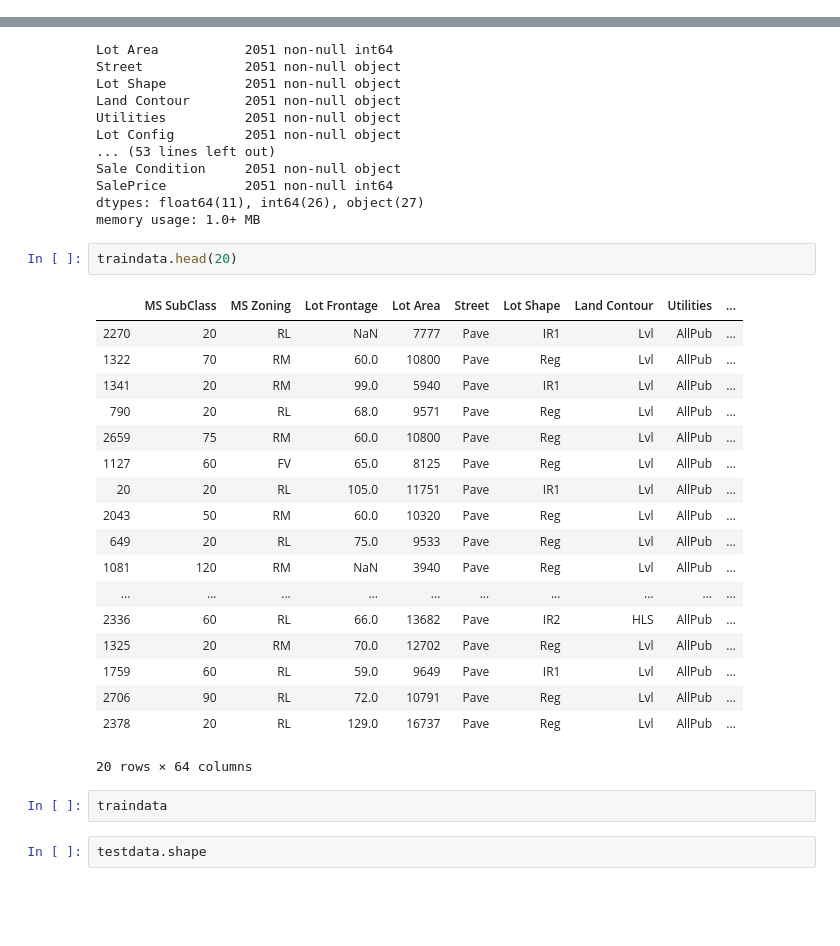
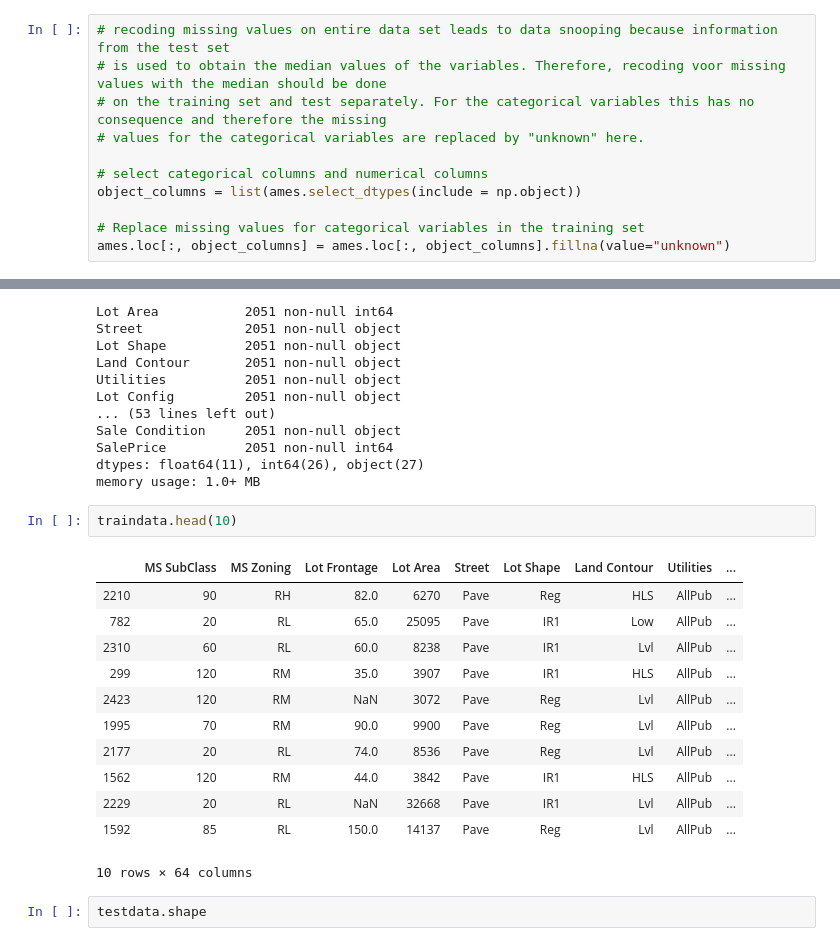
Before and after one commit to kolibrie-eric/JADS, a Jupyter notebook: Ames housing/ames-housing.ipynb, the cells around one changed output, grey strips where cells are left out. Saved outputs shown, nothing was run; the diff lists cells and outputs as text; blank space fills up the shorter version.

```diff
--- a/Ames housing/ames-housing.ipynb
+++ b/Ames housing/ames-housing.ipynb
@@ -132,0 +207,11 @@ memory usage: 1.4+ MB
+# %%
+# recoding missing values on entire data set leads to data snooping because information from the test set
+# is used to obtain the median values of the variables. Therefore, recoding voor missing values with the median should be done
+# on the training set and test separately. For the categorical variables this has no consequence and therefore the missing
+# values for the categorical variables are replaced by "unknown" here.
+
+# select categorical columns and numerical columns
+object_columns = list(ames.select_dtypes(include = np.object))
+
+# Replace missing values for categorical variables in the training set
+ames.loc[:, object_columns] = ames.loc[:, object_columns].fillna(value="unknown")
@@ -180,28 +270,20 @@ SalePrice          2051 non-null int64
 dtypes: float64(11), int64(26), object(27)
 memory usage: 1.0+ MB
 # %%
-traindata.head(20)
+traindata.head(10)
 # %% [output]
 |  | MS SubClass | MS Zoning | Lot Frontage | Lot Area | Street | Lot Shape | Land Contour | Utilities | ... |
-| 2270 | 20 | RL | NaN | 7777 | Pave | IR1 | Lvl | AllPub | ... |
-| 1322 | 70 | RM | 60.0 | 10800 | Pave | Reg | Lvl | AllPub | ... |
-| 1341 | 20 | RM | 99.0 | 5940 | Pave | IR1 | Lvl | AllPub | ... |
-| 790 | 20 | RL | 68.0 | 9571 | Pave | Reg | Lvl | AllPub | ... |
-| 2659 | 75 | RM | 60.0 | 10800 | Pave | Reg | Lvl | AllPub | ... |
-| 1127 | 60 | FV | 65.0 | 8125 | Pave | Reg | Lvl | AllPub | ... |
-| 20 | 20 | RL | 105.0 | 11751 | Pave | IR1 | Lvl | AllPub | ... |
-| 2043 | 50 | RM | 60.0 | 10320 | Pave | Reg | Lvl | AllPub | ... |
-| 649 | 20 | RL | 75.0 | 9533 | Pave | Reg | Lvl | AllPub | ... |
-| 1081 | 120 | RM | NaN | 3940 | Pave | Reg | Lvl | AllPub | ... |
-| ... | ... | ... | ... | ... | ... | ... | ... | ... | ... |
-| 2336 | 60 | RL | 66.0 | 13682 | Pave | IR2 | HLS | AllPub | ... |
-| 1325 | 20 | RM | 70.0 | 12702 | Pave | Reg | Lvl | AllPub | ... |
-| 1759 | 60 | RL | 59.0 | 9649 | Pave | IR1 | Lvl | AllPub | ... |
-| 2706 | 90 | RL | 72.0 | 10791 | Pave | Reg | Lvl | AllPub | ... |
-| 2378 | 20 | RL | 129.0 | 16737 | Pave | Reg | Lvl | AllPub | ... |
+| 2210 | 90 | RH | 82.0 | 6270 | Pave | Reg | HLS | AllPub | ... |
+| 782 | 20 | RL | 65.0 | 25095 | Pave | IR1 | Low | AllPub | ... |
+| 2310 | 60 | RL | 60.0 | 8238 | Pave | IR1 | Lvl | AllPub | ... |
+| 299 | 120 | RM | 35.0 | 3907 | Pave | IR1 | HLS | AllPub | ... |
+| 2423 | 120 | RM | NaN | 3072 | Pave | Reg | Lvl | AllPub | ... |
+| 1995 | 70 | RM | 90.0 | 9900 | Pave | Reg | Lvl | AllPub | ... |
+| 2177 | 20 | RL | 74.0 | 8536 | Pave | Reg | Lvl | AllPub | ... |
+| 1562 | 120 | RM | 44.0 | 3842 | Pave | IR1 | HLS | AllPub | ... |
+| 2229 | 20 | RL | NaN | 32668 | Pave | IR1 | Lvl | AllPub | ... |
+| 1592 | 85 | RL | 150.0 | 14137 | Pave | Reg | Lvl | AllPub | ... |
-20 rows × 64 columns
+10 rows × 64 columns
-# %%
-traindata
 # %%
 testdata.shape
 # %% [output]
```
Also changed, not shown: parts of 104 cells of this notebook.
